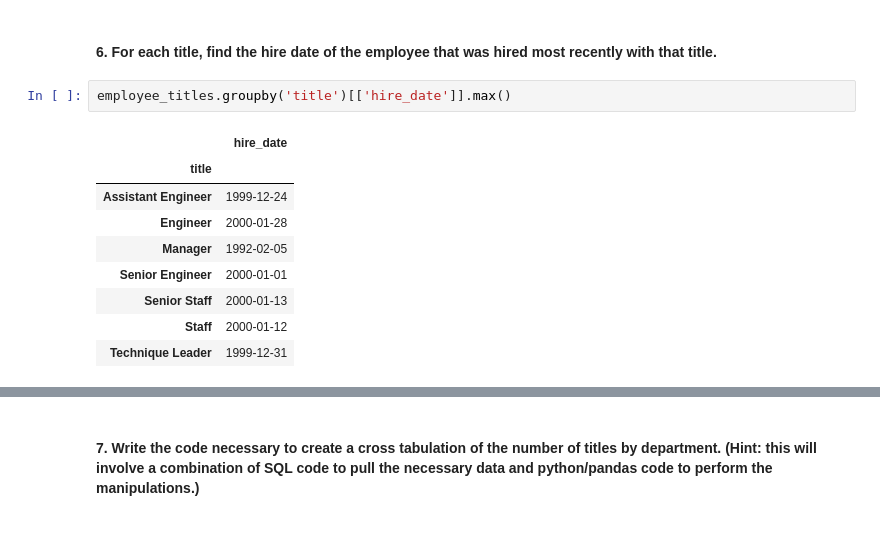
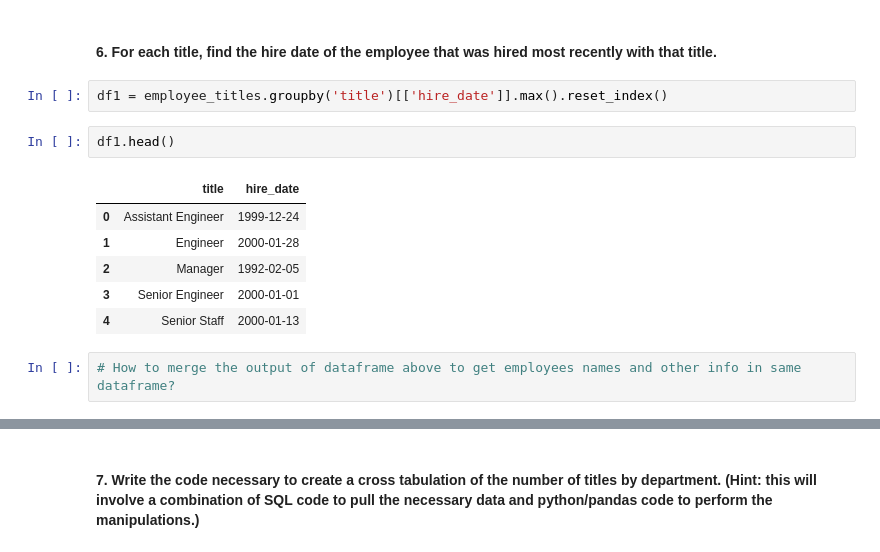
Before and after one commit to CodeupClassroom/jemison-data-science-libraries, a Jupyter notebook: advanced_dataframe_exercises.ipynb, the cells around one changed output, grey strips where cells are left out. Saved outputs shown, nothing was run; the diff lists cells and outputs as text.

```diff
--- a/advanced_dataframe_exercises.ipynb
+++ b/advanced_dataframe_exercises.ipynb
@@ -614,14 +614,15 @@ employee_titles.head()
 # %% [markdown]
 #### 6. For each title, find the hire date of the employee that was hired most recently with that title.
 # %%
-employee_titles.groupby('title')[['hire_date']].max()
+df1 = employee_titles.groupby('title')[['hire_date']].max().reset_index()
-# %% [output]
-|  | hire_date |
-| title |  |
-| Assistant Engineer | 1999-12-24 |
-| Engineer | 2000-01-28 |
-| Manager | 1992-02-05 |
-| Senior Engineer | 2000-01-01 |
-| Senior Staff | 2000-01-13 |
-| Staff | 2000-01-12 |
-| Technique Leader | 1999-12-31 |
+# %%
+df1.head()
+# %% [output]
+|  | title | hire_date |
+| 0 | Assistant Engineer | 1999-12-24 |
+| 1 | Engineer | 2000-01-28 |
+| 2 | Manager | 1992-02-05 |
+| 3 | Senior Engineer | 2000-01-01 |
+| 4 | Senior Staff | 2000-01-13 |
+# %%
+# How to merge the output of dataframe above to get employees names and other info in same dataframe?
```
Also changed, not shown: parts of 1 cell of this notebook.
